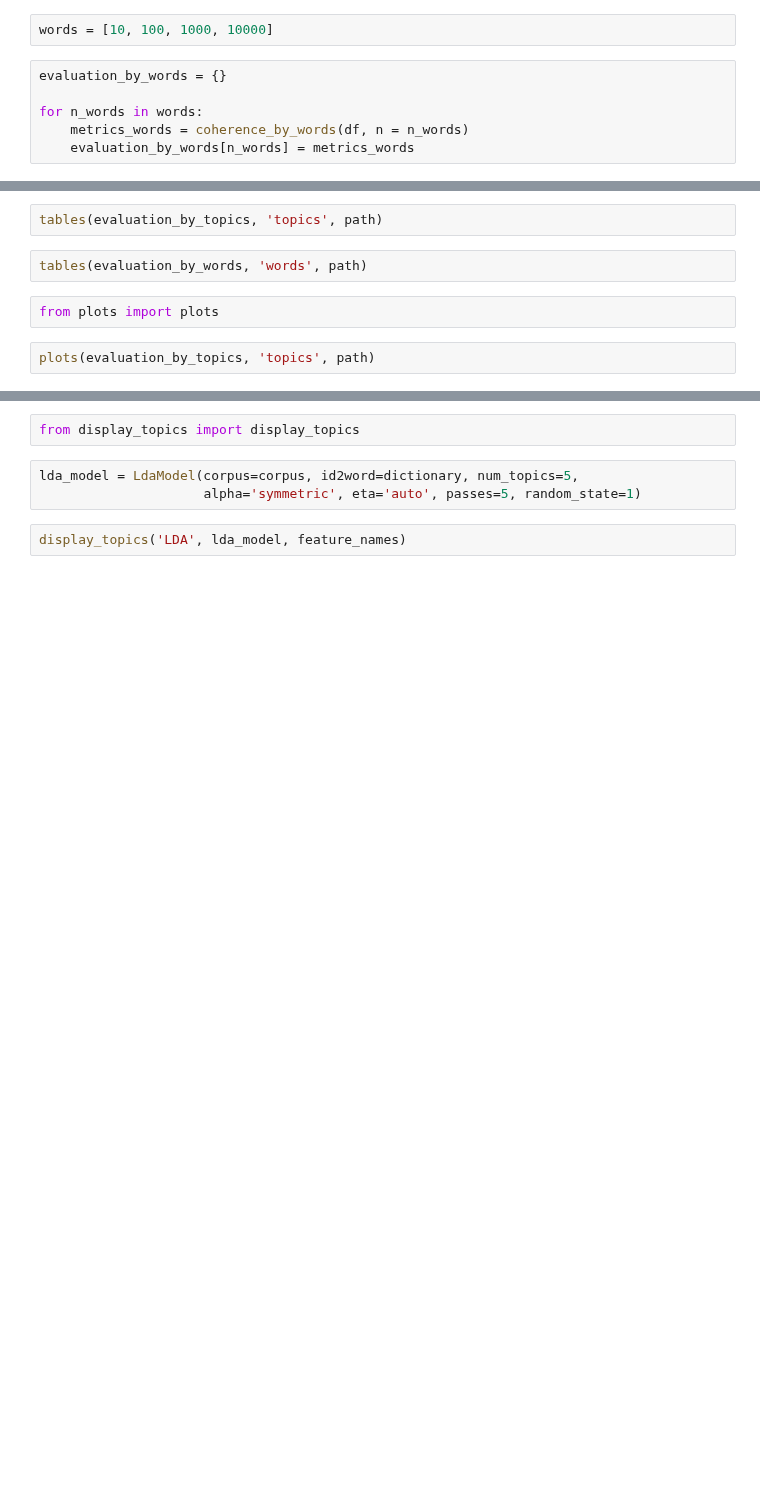
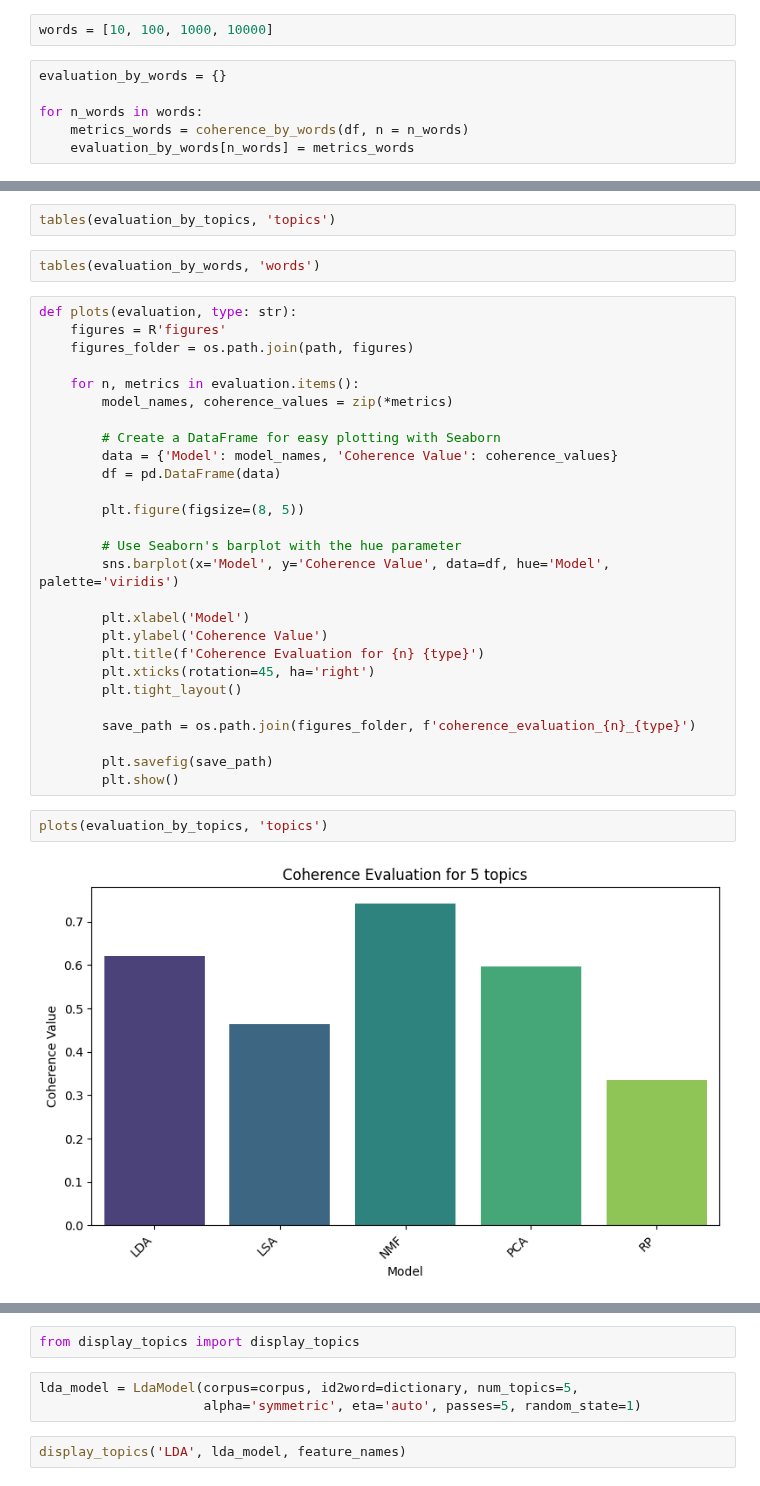
Before and after one commit to AndreFerrero/topic-modelling, a Jupyter notebook: scripts/models.ipynb, the cells around one changed output, grey strips where cells are left out. Saved outputs shown, nothing was run; the diff lists cells and outputs as text; blank space fills up the shorter version.

Commit message:
fixed function tables and plots and rerun main notebook

```diff
--- a/scripts/models.ipynb
+++ b/scripts/models.ipynb
@@ -100,8 +139,35 @@ from tables import tables
 # %%
-tables(evaluation_by_topics, 'topics', path)
+tables(evaluation_by_topics, 'topics')
 # %%
-tables(evaluation_by_words, 'words', path)
+tables(evaluation_by_words, 'words')
-# %%
-from plots import plots
+# %%
+def plots(evaluation, type: str):
+    figures = R'figures'
+    figures_folder = os.path.join(path, figures)
+
+    for n, metrics in evaluation.items():
+        model_names, coherence_values = zip(*metrics)
+
+        # Create a DataFrame for easy plotting with Seaborn
+        data = {'Model': model_names, 'Coherence Value': coherence_values}
+        df = pd.DataFrame(data)
+
+        plt.figure(figsize=(8, 5))
+
+        # Use Seaborn's barplot with the hue parameter
+        sns.barplot(x='Model', y='Coherence Value', data=df, hue='Model', palette='viridis')
+
+        plt.xlabel('Model')
+        plt.ylabel('Coherence Value')
+        plt.title(f'Coherence Evaluation for {n} {type}')
+        plt.xticks(rotation=45, ha='right')
+        plt.tight_layout()
+
+        save_path = os.path.join(figures_folder, f'coherence_evaluation_{n}_{type}')
+
+        plt.savefig(save_path)
+        plt.show()
 # %%
-plots(evaluation_by_topics, 'topics', path)
+plots(evaluation_by_topics, 'topics')
+# %% [output]
+[figure, added]
```
Also changed, not shown: parts of 18 cells of this notebook, 18 other files.
